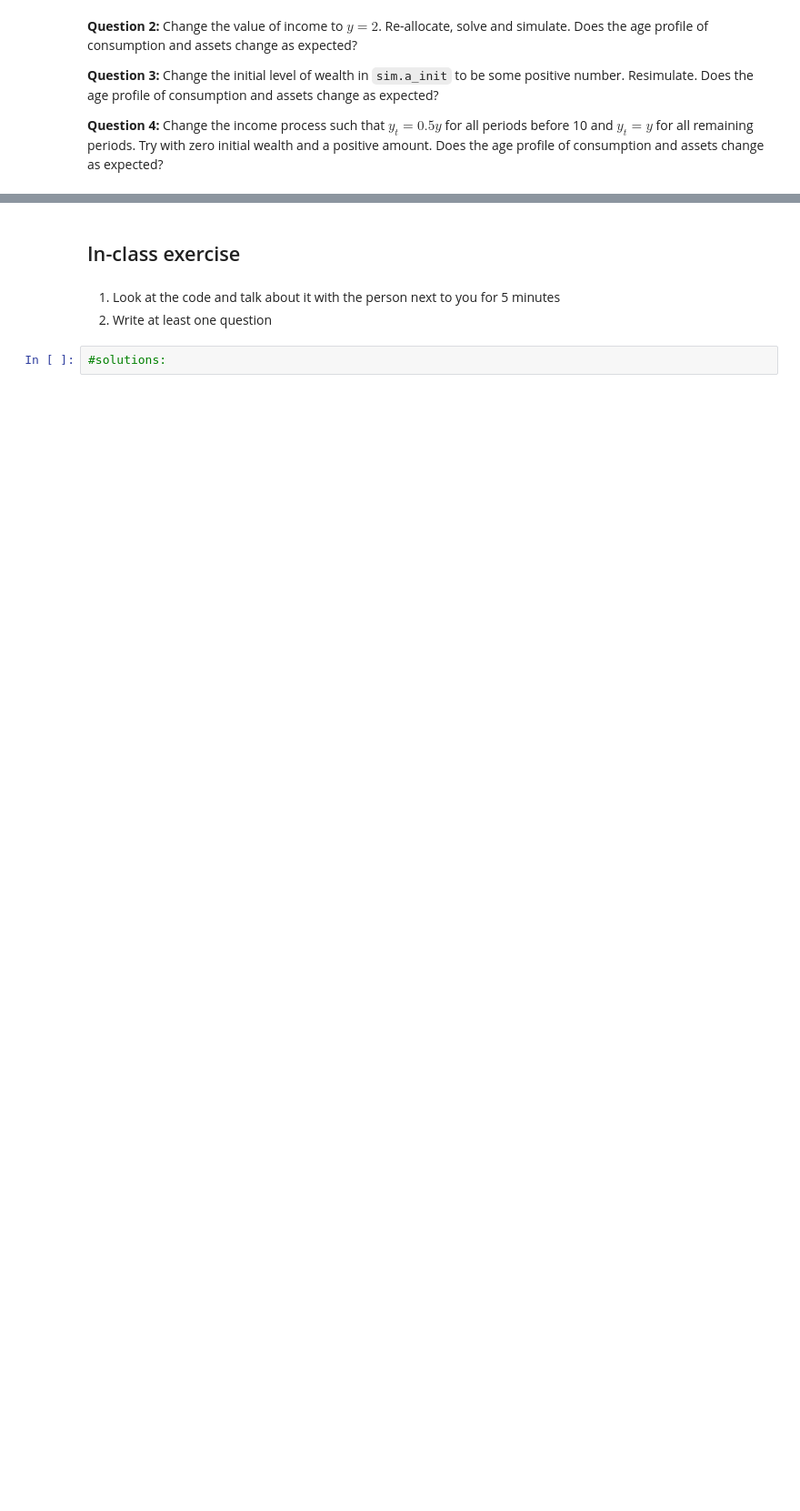
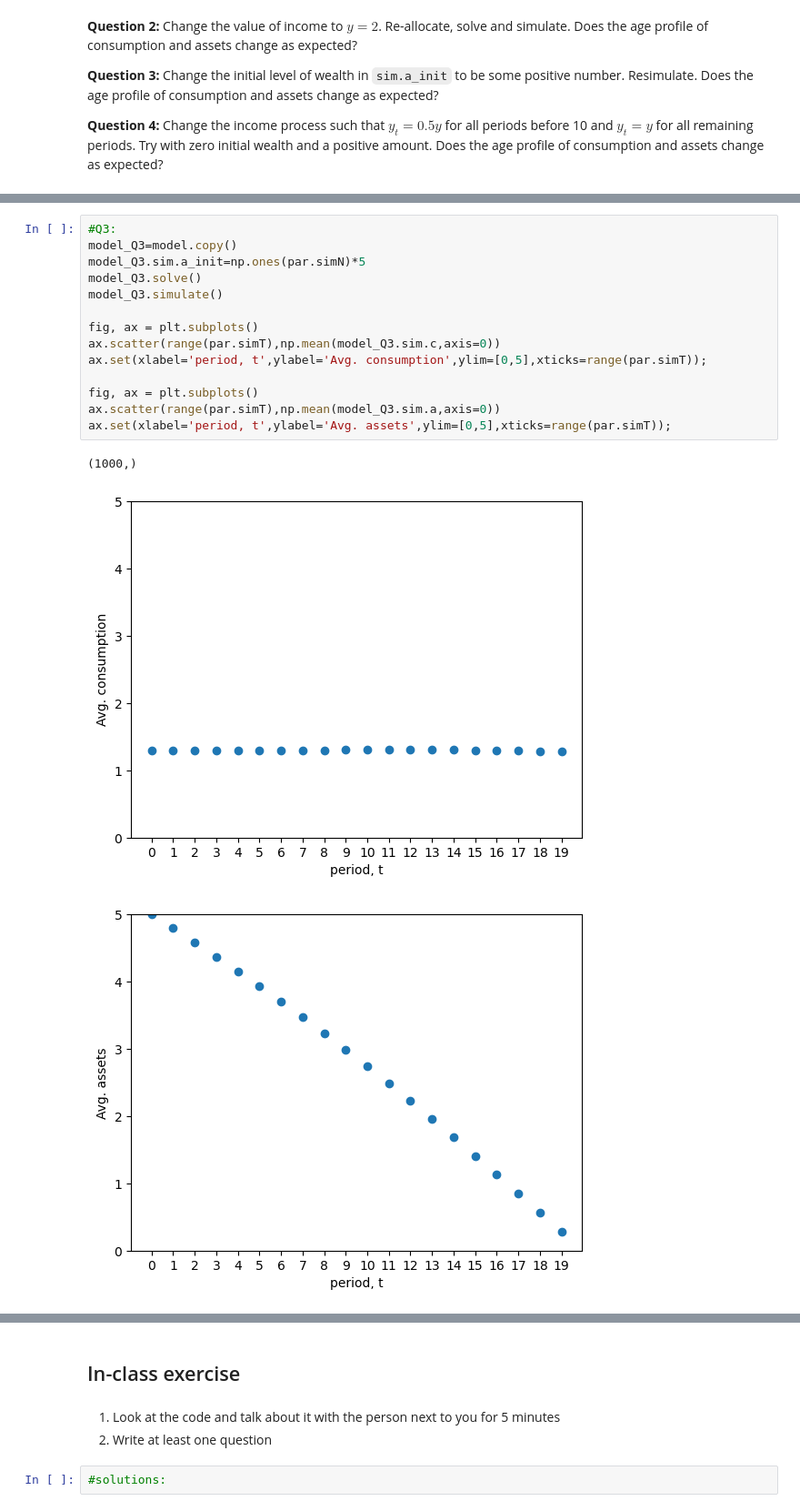
Before and after one commit to zbp778/HouseholdBehaviorCourse, a Jupyter notebook: 01/02. Consumption-Saving Model.ipynb, the cells around one changed output, grey strips where cells are left out. Shown at 91% size. Drawn from its saved outputs; the diff is of its cells as text; blank space fills up the shorter version.

```diff
--- a/01/02. Consumption-Saving Model.ipynb
+++ b/01/02. Consumption-Saving Model.ipynb
@@ -142,0 +169,18 @@ ax.set(xlabel='period, t',ylabel='Avg. assets',ylim=[0,2],xticks=range(par.simT)
+# %%
+#Q3:
+model_Q3=model.copy()
+model_Q3.sim.a_init=np.ones(par.simN)*5
+model_Q3.solve()
+model_Q3.simulate()
+
+fig, ax = plt.subplots()
+ax.scatter(range(par.simT),np.mean(model_Q3.sim.c,axis=0))
+ax.set(xlabel='period, t',ylabel='Avg. consumption',ylim=[0,5],xticks=range(par.simT));
+
+fig, ax = plt.subplots()
+ax.scatter(range(par.simT),np.mean(model_Q3.sim.a,axis=0))
+ax.set(xlabel='period, t',ylabel='Avg. assets',ylim=[0,5],xticks=range(par.simT));
+# %% [output]
+(1000,)
+[figure, added]
+[figure, added]
```
Also changed, not shown: parts of 16 cells of this notebook.
